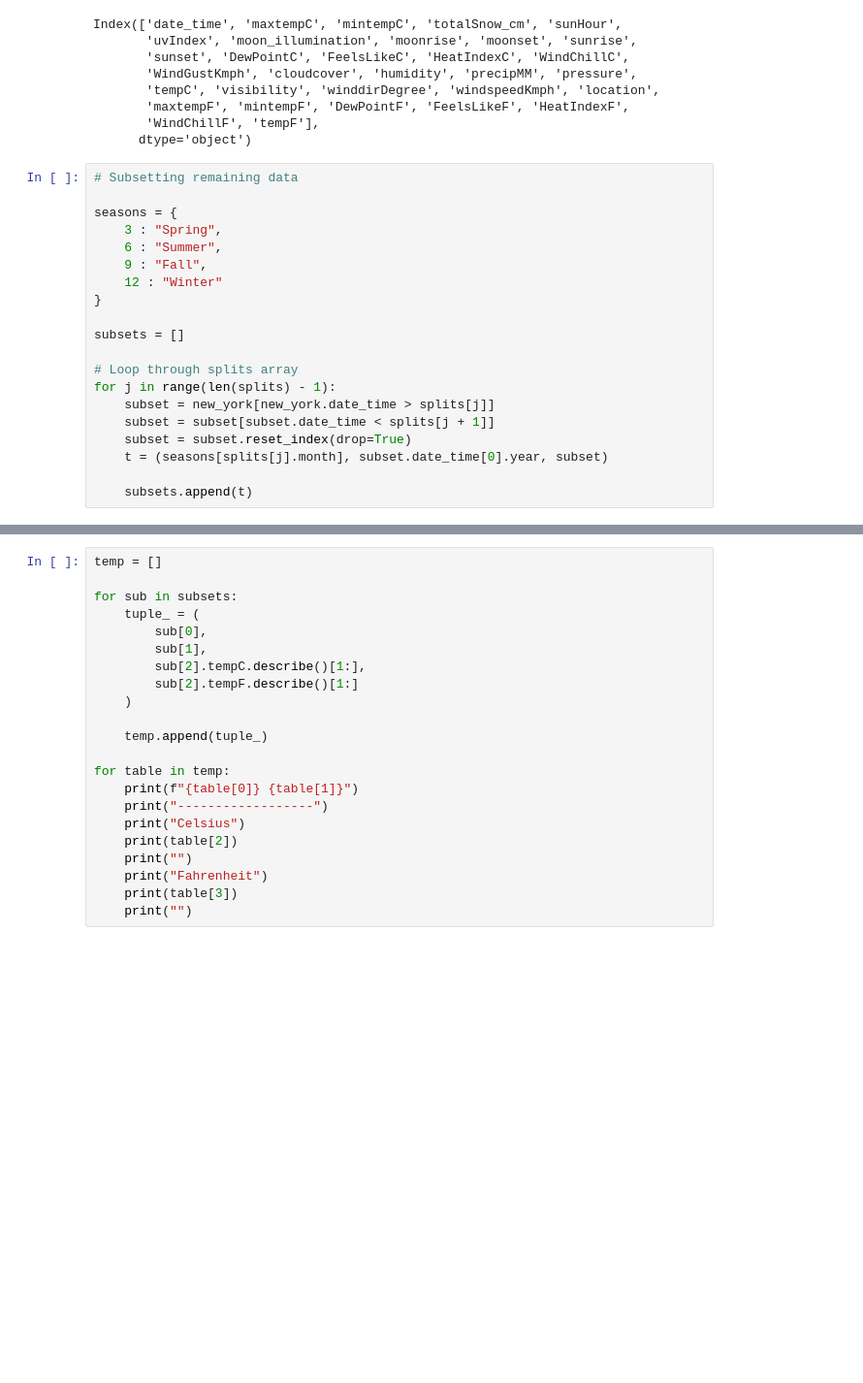
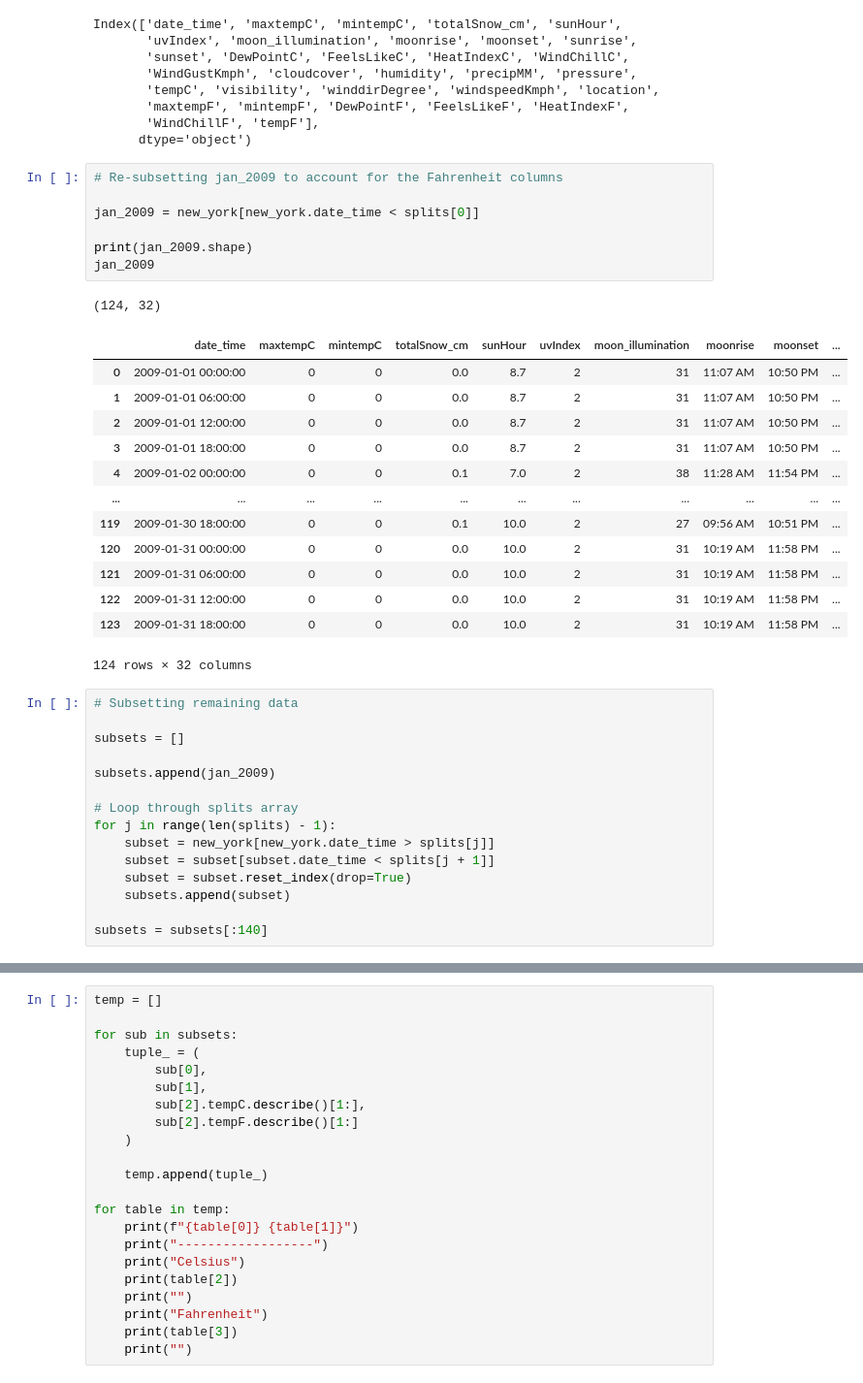
Before and after one commit to BloomTech-Labs/Labs26-Citrics-DS-TeamA, a Jupyter notebook: notebooks/Historic_Weather.ipynb, the cells around one changed output, grey strips where cells are left out. Shown: that part at 97% size. Drawn from its saved outputs; the diff is of its cells as text; blank space fills up the shorter version.

```diff
--- a/notebooks/Historic_Weather.ipynb
+++ b/notebooks/Historic_Weather.ipynb
@@ -250,26 +256,43 @@ Index(['date_time', 'maxtempC', 'mintempC', 'totalSnow_cm', 'sunHour',
        'maxtempF', 'mintempF', 'DewPointF', 'FeelsLikeF', 'HeatIndexF',
        'WindChillF', 'tempF'],
       dtype='object')
+# %%
+# Re-subsetting jan_2009 to account for the Fahrenheit columns
+
+jan_2009 = new_york[new_york.date_time < splits[0]]
+
+print(jan_2009.shape)
+jan_2009
+# %% [output]
+(124, 32)
+|  | date_time | maxtempC | mintempC | totalSnow_cm | sunHour | uvIndex | moon_illumination | moonrise | moonset | ... |
+| 0 | 2009-01-01 00:00:00 | 0 | 0 | 0.0 | 8.7 | 2 | 31 | 11:07 AM | 10:50 PM | ... |
+| 1 | 2009-01-01 06:00:00 | 0 | 0 | 0.0 | 8.7 | 2 | 31 | 11:07 AM | 10:50 PM | ... |
+| 2 | 2009-01-01 12:00:00 | 0 | 0 | 0.0 | 8.7 | 2 | 31 | 11:07 AM | 10:50 PM | ... |
+| 3 | 2009-01-01 18:00:00 | 0 | 0 | 0.0 | 8.7 | 2 | 31 | 11:07 AM | 10:50 PM | ... |
+| 4 | 2009-01-02 00:00:00 | 0 | 0 | 0.1 | 7.0 | 2 | 38 | 11:28 AM | 11:54 PM | ... |
+| ... | ... | ... | ... | ... | ... | ... | ... | ... | ... | ... |
+| 119 | 2009-01-30 18:00:00 | 0 | 0 | 0.1 | 10.0 | 2 | 27 | 09:56 AM | 10:51 PM | ... |
+| 120 | 2009-01-31 00:00:00 | 0 | 0 | 0.0 | 10.0 | 2 | 31 | 10:19 AM | 11:58 PM | ... |
+| 121 | 2009-01-31 06:00:00 | 0 | 0 | 0.0 | 10.0 | 2 | 31 | 10:19 AM | 11:58 PM | ... |
+| 122 | 2009-01-31 12:00:00 | 0 | 0 | 0.0 | 10.0 | 2 | 31 | 10:19 AM | 11:58 PM | ... |
+| 123 | 2009-01-31 18:00:00 | 0 | 0 | 0.0 | 10.0 | 2 | 31 | 10:19 AM | 11:58 PM | ... |
+124 rows × 32 columns
 # %%
 # Subsetting remaining data
 
-seasons = {
-    3 : "Spring",
-    6 : "Summer",
-    9 : "Fall",
-    12 : "Winter"
-}
+subsets = []
 
-subsets = []
+subsets.append(jan_2009)
 
 # Loop through splits array
 for j in range(len(splits) - 1):
     subset = new_york[new_york.date_time > splits[j]]
     subset = subset[subset.date_time < splits[j + 1]]
     subset = subset.reset_index(drop=True)
-    t = (seasons[splits[j].month], subset.date_time[0].year, subset)
+    subsets.append(subset)
 
-    subsets.append(t)
+subsets = subsets[:140]
 # %%
 print(len(subsets))
 subsets[0]
```
Also changed, not shown: parts of 5 cells of this notebook.
